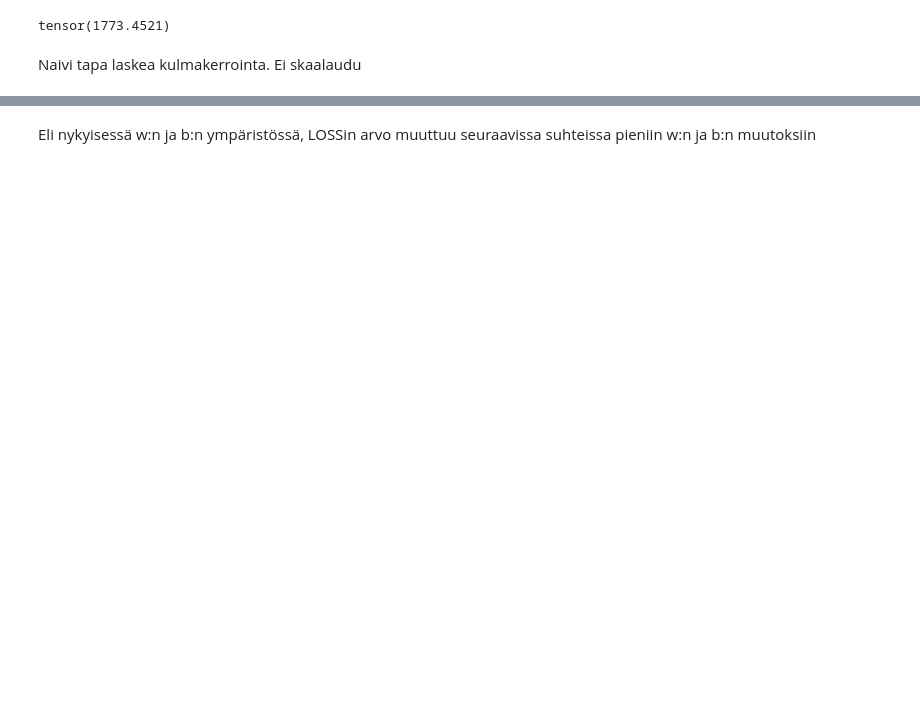
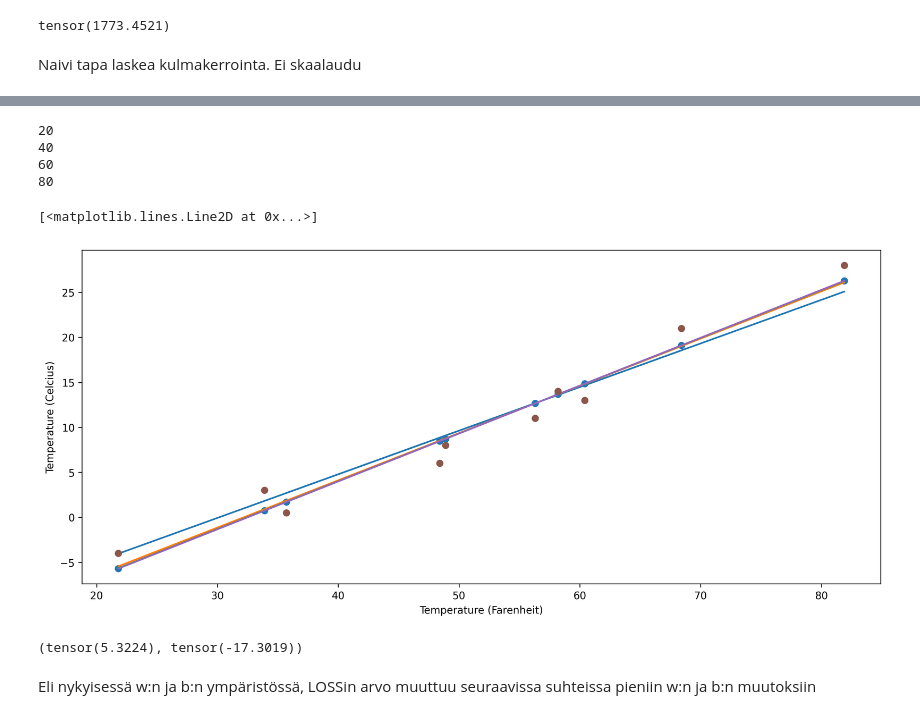
Before and after one commit to harttu/courses, a Jupyter notebook: DeepLearningWithPytorch/Chapter5_model_from_scratch.ipynb, the cells around one changed output, grey strips where cells are left out. Saved outputs shown, nothing was run; the diff lists cells and outputs as text; code cells hidden in the pictures; blank space fills up the shorter version.

```diff
--- a/DeepLearningWithPytorch/Chapter5_model_from_scratch.ipynb
+++ b/DeepLearningWithPytorch/Chapter5_model_from_scratch.ipynb
@@ -53,3 +144,41 @@ tensor(-4557.5000)
+# %%
+t_un = t_u * 0.1
+t_a = list()
+
+for i in range(0,100,20):
+  if i == 0:
+    continue
+  print(i)
+  indeksi = math.ceil( i * ( max_iter / 100 ) )
+  t_a.append(w_a[indeksi] * t_un + b_a[indeksi])
+# %% [output]
+20
+40
+60
+80
+# %%
+t_un = t_u * 0.1
+t_p = w * t_un + b
+
+fig = plt.figure(figsize=(14, 6), dpi=300)
+#fig = plt.figure(dpi = 600)
+plt.xlabel("Temperature (Farenheit)")
+plt.ylabel("Temperature (Celcius)")
+
+for t_p_vali in t_a:
+  plt.plot(t_u.numpy(), t_p_vali.detach().numpy() )
+
+plt.scatter(t_u.numpy(), t_p.detach().numpy() )
+plt.plot(t_u.numpy(), t_p.detach().numpy() )
+
+plt.plot(t_u.numpy(), t_c.numpy(), 'o',  )
+# %% [output]
+[<matplotlib.lines.Line2D at 0x...>]
+[figure, added]
+# %%
+w,b
+# %% [output]
+(tensor(5.3224), tensor(-17.3019))
 # %% [markdown]
 Eli nykyisessä w:n ja b:n ympäristössä, LOSSin arvo muuttuu seuraavissa suhteissa pieniin w:n ja b:n muutoksiin
 # %%
```
Also changed, not shown: parts of 56 cells of this notebook.
